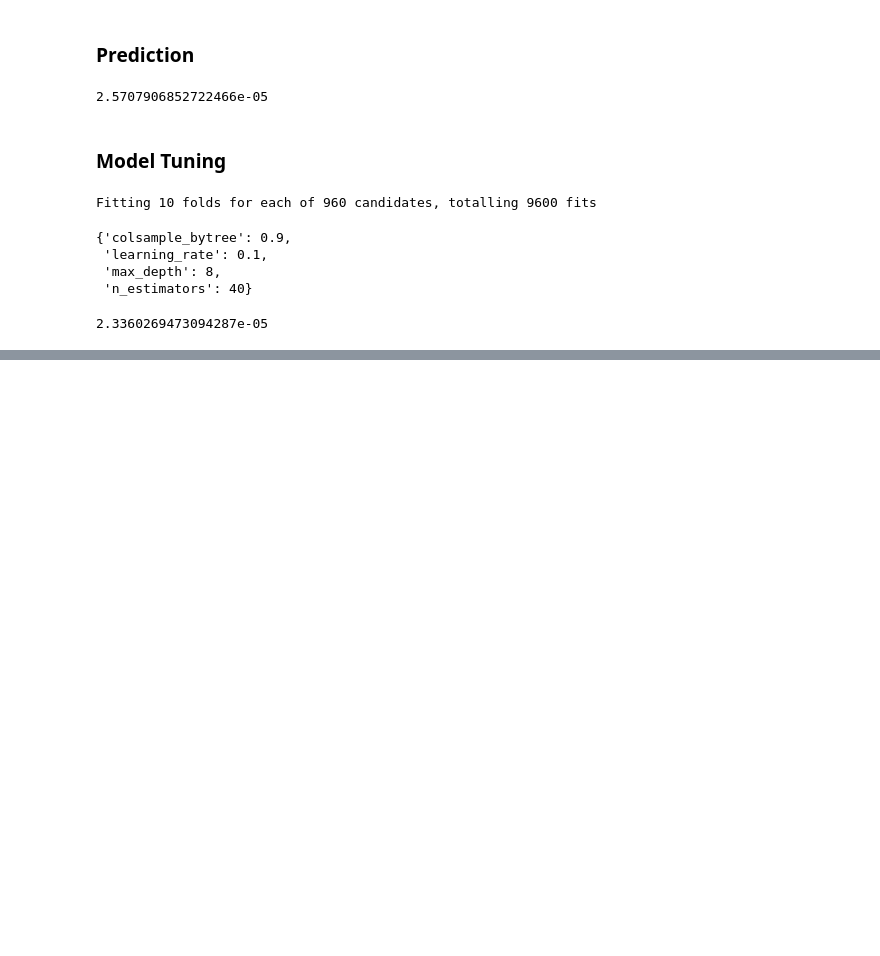
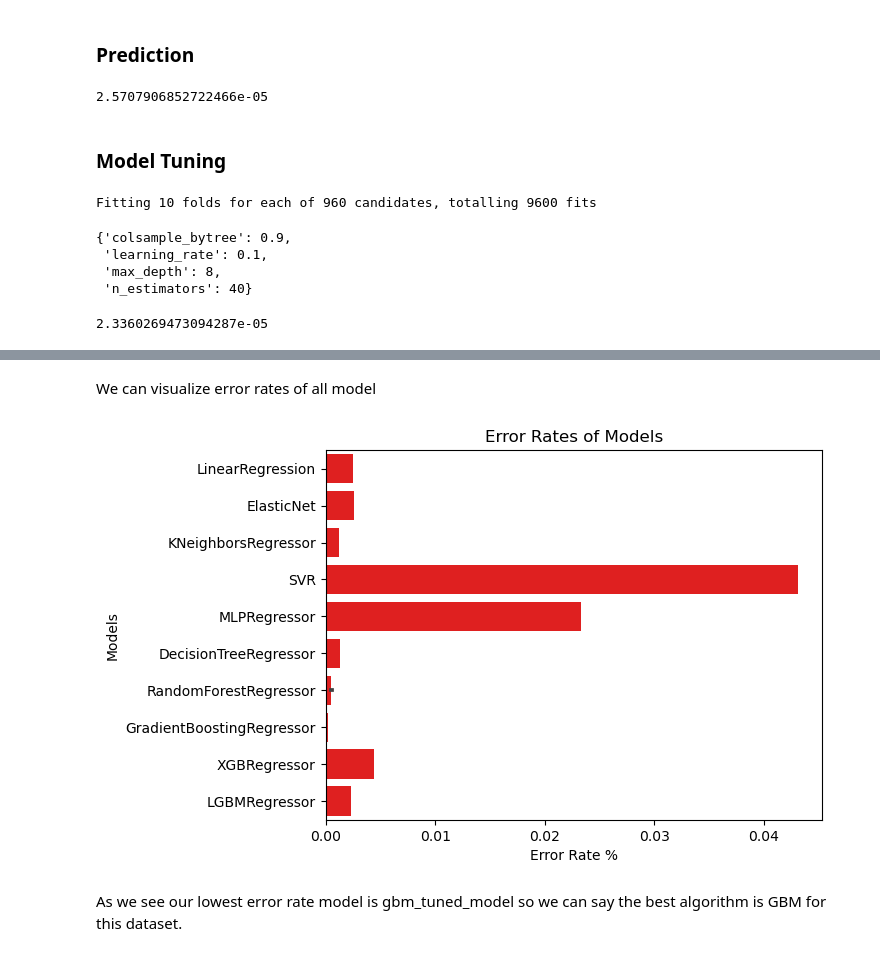
Before and after one commit to BilalAcikgoz/Medical_Cost_Prediction_ML, a Jupyter notebook: Medical_Cost_Prediction_ML.ipynb, the cells around one changed output, grey strips where cells are left out. Saved outputs shown, nothing was run; the diff lists cells and outputs as text; code cells hidden in the pictures; blank space fills up the shorter version.

```diff
--- a/Medical_Cost_Prediction_ML.ipynb
+++ b/Medical_Cost_Prediction_ML.ipynb
@@ -805,2 +828,22 @@ np.sqrt(mean_squared_error(y_test, y_pred))
 # %% [output]
 2.3360269473094287e-05
+# %%
+models = [multi_linear_model,
+          enet_tuned,
+          knn_tuned_model,
+          svr_tuned_model,
+          mlp_tuned_model,
+          cart_tuned_model,
+          rf_model,
+          rf_tuned_model,
+          gbm_tuned_model,
+          xgb_tuned_model,
+          lgbm_tuned_model]
+
+for model in models:
+    names = model.__class__.__name__
+    y_pred = model.predict(x_test)
+    error_rate = np.sqrt(mean_squared_error(y_test, y_pred))
+    print("-"*28)
+    print(names + ":" )
+    print("Error Rate: {:%}".format(error_rate))
@@ -806,0 +868,20 @@ np.sqrt(mean_squared_error(y_test, y_pred))
+# %% [markdown]
+We can visualize error rates of all model
+# %%
+result = []
+results = pd.DataFrame(columns= ["Models","Error Rate"])
+
+for model in models:
+    names = model.__class__.__name__
+    y_pred = model.predict(x_test)
+    error_rate = np.sqrt(mean_squared_error(y_test, y_pred))
+    result = pd.DataFrame([[names, error_rate*100]], columns= ["Models","Error Rate"])
+    results = results.append(result)
+
+sns.barplot(x= 'Error Rate', y = 'Models', data=results, color="r")
+plt.xlabel('Error Rate %')
+plt.title('Error Rates of Models');
+# %% [output]
+[figure, added]
+# %% [markdown]
+As we see our lowest error rate model is gbm_tuned_model so we can say the best algorithm is GBM for this dataset.
```
Also changed, not shown: parts of 36 cells of this notebook.
